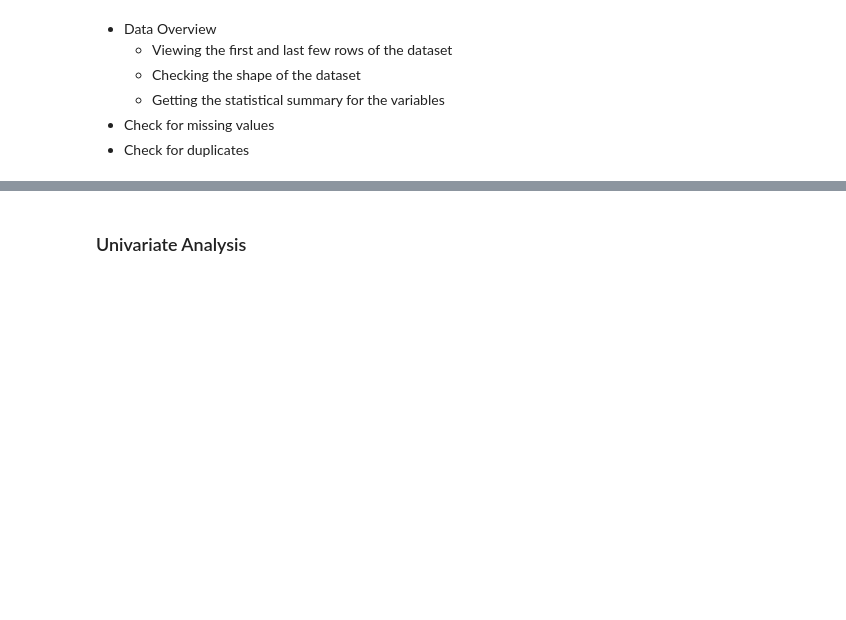
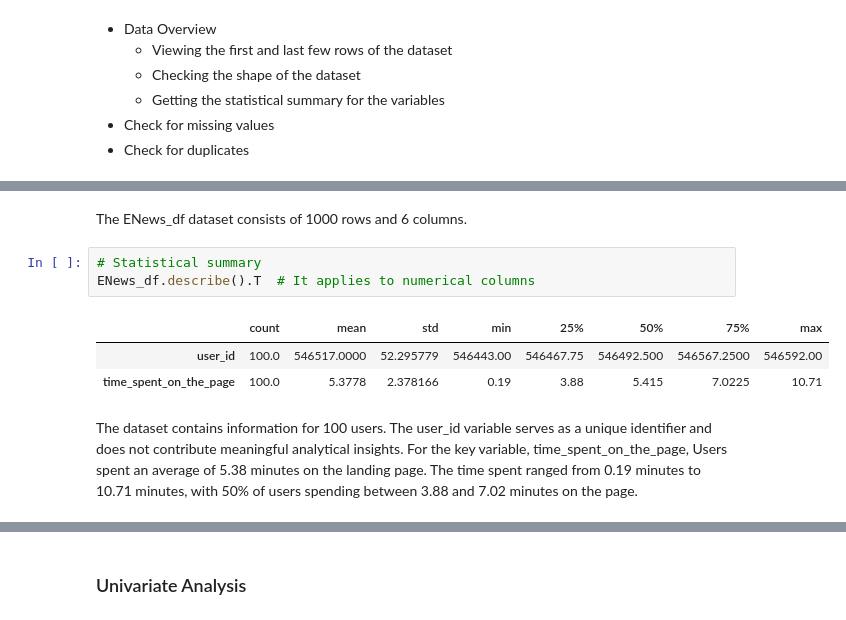
Before and after one commit to Irene-coder-dot/E-News-Express, a Jupyter notebook: ENews_Express_Learner_Notebook_Full_Code.ipynb, the cells around one changed output, grey strips where cells are left out. Saved outputs shown, nothing was run; the diff lists cells and outputs as text; blank space fills up the shorter version.

```diff
--- a/ENews_Express_Learner_Notebook_Full_Code.ipynb
+++ b/ENews_Express_Learner_Notebook_Full_Code.ipynb
@@ -52,0 +118,11 @@ ERROR: No matching distribution found for numpy==1.25.2
+# %% [markdown]
+The ENews_df dataset consists of 1000 rows and 6 columns.
+# %%
+# Statistical summary
+ENews_df.describe().T  # It applies to numerical columns
+# %% [output]
+|  | count | mean | std | min | 25% | 50% | 75% | max |
+| user_id | 100.0 | 546517.0000 | 52.295779 | 546443.00 | 546467.75 | 546492.500 | 546567.2500 | 546592.00 |
+| time_spent_on_the_page | 100.0 | 5.3778 | 2.378166 | 0.19 | 3.88 | 5.415 | 7.0225 | 10.71 |
+# %% [markdown]
+The dataset contains information for 100 users. The user_id variable serves as a unique identifier and does not contribute meaningful analytical insights. For the key variable, time_spent_on_the_page, Users spent an average of 5.38 minutes on the landing page. The time spent ranged from 0.19 minutes to 10.71 minutes, with 50% of users spending between 3.88 and 7.02 minutes on the page.
```
Also changed, not shown: parts of 12 cells of this notebook.
